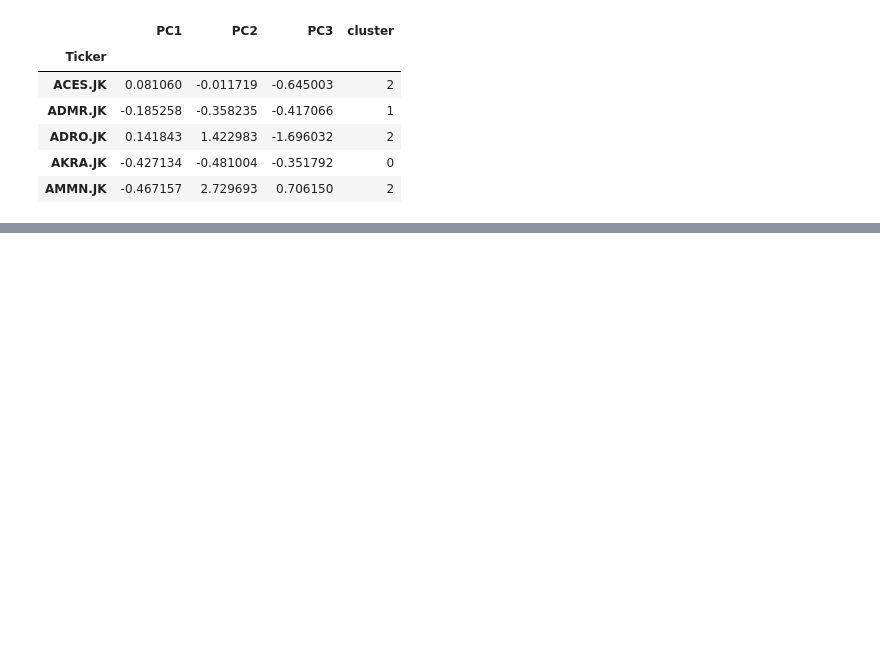
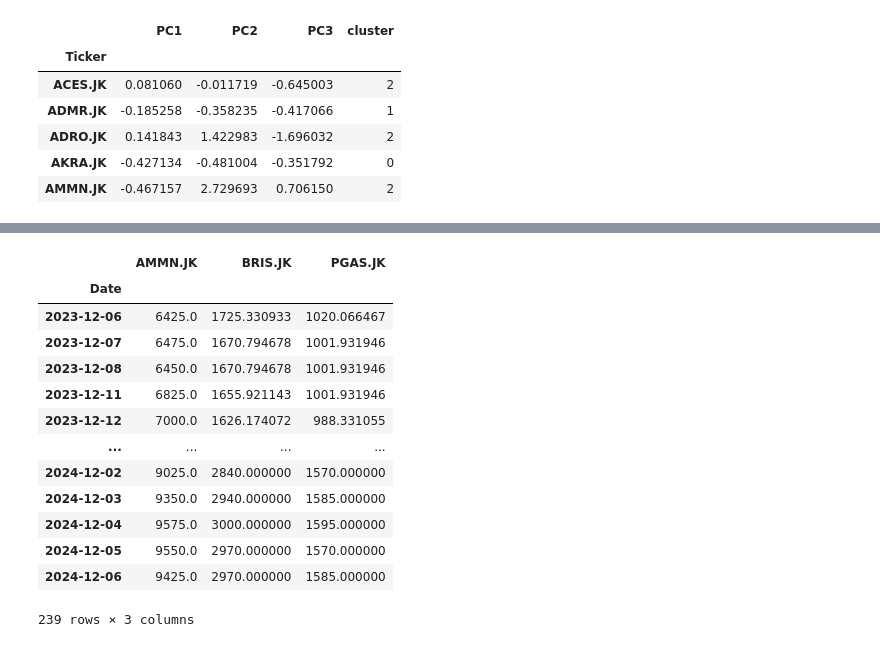
Before and after one commit to annisatierra/port-opt, a Jupyter notebook: Makalah PMI.ipynb, the cells around one changed output, grey strips where cells are left out. Drawn from its saved outputs; the diff is of its cells as text; code cells hidden in the pictures; blank space fills up the shorter version.

```diff
--- a/Makalah PMI.ipynb
+++ b/Makalah PMI.ipynb
@@ -1390,0 +1570,35 @@ iplot(fig)
+# %%
+# Pilih ticker tertentu
+selected_tickers = ["AMMN.JK", "PGAS.JK", "BRIS.JK"]
+
+# Filter data berdasarkan ticker tertentu
+filtered_df = data_df[data_df["Ticker"].isin(selected_tickers)]
+
+# Buat DataFrame baru untuk menyimpan data harga penutupan
+closing_prices = pd.DataFrame()
+
+# Iterasi setiap baris untuk mengekstrak harga penutupan
+for index, row in filtered_df.iterrows():
+    ticker = row["Ticker"]
+    prices = pd.DataFrame(ast.literal_eval(row["Closing Prices with Timestamps"]))  # Konversi ke DataFrame
+    prices.set_index("Date", inplace=True)  # Set index menjadi Date
+    prices = prices.rename(columns={"Close": ticker})  # Rename kolom menjadi nama ticker
+    closing_prices = pd.concat([closing_prices, prices], axis=1)  # Gabungkan data
+
+# Hasil akhir
+closing_prices
+# %% [output]
+|  | AMMN.JK | BRIS.JK | PGAS.JK |
+| Date |  |  |  |
+| 2023-12-06 | 6425.0 | 1725.330933 | 1020.066467 |
+| 2023-12-07 | 6475.0 | 1670.794678 | 1001.931946 |
+| 2023-12-08 | 6450.0 | 1670.794678 | 1001.931946 |
+| 2023-12-11 | 6825.0 | 1655.921143 | 1001.931946 |
+| 2023-12-12 | 7000.0 | 1626.174072 | 988.331055 |
+| ... | ... | ... | ... |
+| 2024-12-02 | 9025.0 | 2840.000000 | 1570.000000 |
+| 2024-12-03 | 9350.0 | 2940.000000 | 1585.000000 |
+| 2024-12-04 | 9575.0 | 3000.000000 | 1595.000000 |
+| 2024-12-05 | 9550.0 | 2970.000000 | 1570.000000 |
+| 2024-12-06 | 9425.0 | 2970.000000 | 1585.000000 |
+239 rows × 3 columns
```
Also changed, not shown: parts of 16 cells of this notebook, 1 other file.
